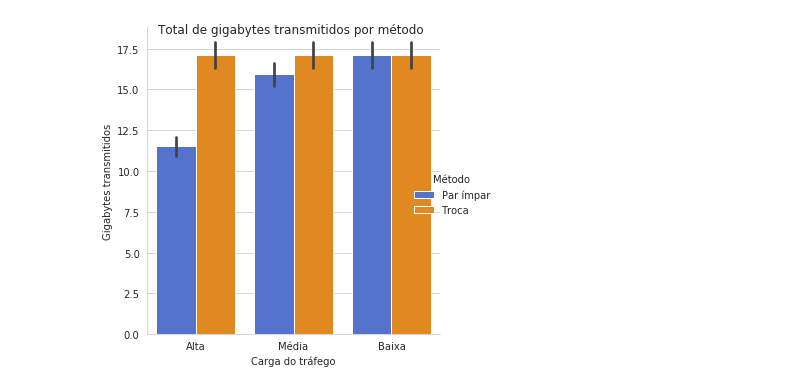
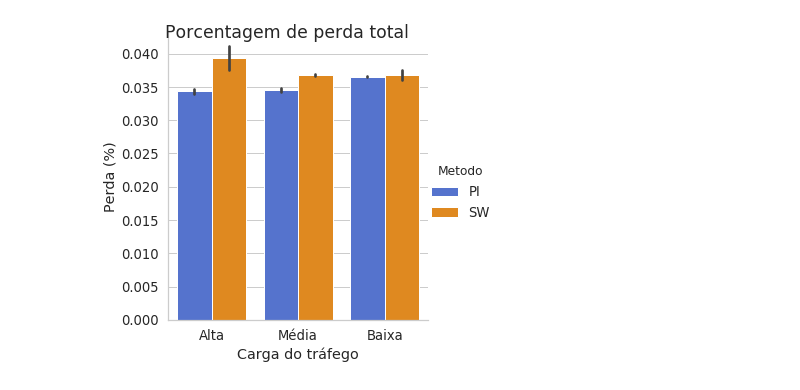
Before and after one commit to pedrobellotti/iperftestes, a Jupyter notebook: Scripts/teste.ipynb, the cells around one changed output. Drawn from its saved outputs; the diff is of its cells as text; code cells hidden in the pictures.

```diff
--- a/Scripts/teste.ipynb
+++ b/Scripts/teste.ipynb
@@ -19,20 +22,42 @@ intervalosEstaveis = [("010", 100, 250), ("020", 150, 300), ("030", 200, 350)]
 # %%
+#Adicionando colunas com a medicao
+mHW = 0
+mSW = 0
+def teste (nomeSwitch):
+    global mHW
+    global mSW
+    if (nomeSwitch == "HW"):
+        mHW += 1
+        return mHW
+    if (nomeSwitch == "SW"):
+        mSW += 1
+        return mSW
+
 #Lendo os arquivos info (report do controlador)
 dfPI_info = pd.DataFrame()
 dfSW_info = pd.DataFrame()
 i = 1
 for seed in seeds:
+    mHW = 0
+    mSW = 0
     for tempo in tempos:
+        mHW = 0
+        mSW = 0
         dfPI_infoTemp = pd.read_csv("../Saidas/teste"+(str(i))+"_pi"+(tempo)+"/info_parimpar.txt", sep=" ")
         dfPI_infoTemp['TempoChegada'] = tempo
         dfPI_infoTemp['Seed'] = seed
         dfPI_infoTemp['Metodo'] = 'Estático'
+        dfPI_infoTemp['Medicao'] = dfPI_infoTemp['Switch'].apply(teste)
         dfPI_info = pd.concat([dfPI_info, dfPI_infoTemp], ignore_index=True)
+        mHW = 0
+        mSW = 0
         dfSW_infoTemp = pd.read_csv("../Saidas/teste"+(str(i))+"_sw"+(tempo)+"/info_sw.txt", sep=" ")
         dfSW_infoTemp['TempoChegada'] = tempo
         dfSW_infoTemp['Seed'] = seed
         dfSW_infoTemp['Metodo'] = 'Dinâmico'
+        dfSW_infoTemp['Medicao'] = dfSW_infoTemp['Switch'].apply(teste)
         dfSW_infoTemp.rename(columns={'VezesBloqueado':'RegrasBloqueadas'}, inplace=True)
         dfSW_info = pd.concat([dfSW_info, dfSW_infoTemp], ignore_index=True)
     i += 1
 dfTotal_info = pd.concat([dfPI_info, dfSW_info], ignore_index=True)
+#dfTotal_info.to_csv(r'pandas.txt', index=None, sep=' ', mode='a')
@@ -77,18 +178,14 @@ dfServer = pd.concat([dfServerPI, dfServerSW], ignore_index=True)
 # %%
-#Trafego total em cada metodo
-gpb = dfServer.groupby(["Metodo","TempoChegada", "Seed"]).sum()
-gpb["GBEnv"] = gpb["BytesEnv"]/1e9
+#Perda de pacotes total
+gpb = dfServer.groupby(["Metodo", "TempoChegada", "Seed"]).sum()
+gpb["PPerda"] = (gpb["PctPerdido"]/gpb["PctEnv"])*100
+gpb
 gpb.reset_index(inplace=True)
 sns.set_style("whitegrid")
-sns_plt = sns.catplot(legend=True, x="TempoChegada", y="GBEnv", kind="bar", ci=95, data=gpb, hue="Metodo", palette=sns.color_palette(['royalblue', 'darkorange']))
-sns_plt.fig.suptitle('Total de gigabytes transmitidos por método')
-sns_plt.set_axis_labels("Carga do tráfego", "Gigabytes transmitidos").set_xticklabels(["Alta", "Média", "Baixa"])
-sns_plt._legend.set_title('Método')
-labels = ['Par ímpar', 'Troca']
-for t, l in zip(sns_plt._legend.texts, labels): t.set_text(l)
-#sns_plt.fig.subplots_adjust(top=0.8,right=0.8)
-#sns_plt.ax.legend(loc='center right', bbox_to_anchor=(1.25, 0.5), ncol=1)
+sns_plt = sns.catplot(x="TempoChegada", y="PPerda", kind="bar", ci=95, data=gpb, hue="Metodo", palette=sns.color_palette(['royalblue', 'darkorange']))
+sns_plt.fig.suptitle('Porcentagem de perda total')
+sns_plt.set_axis_labels("Carga do tráfego", "Perda (%)").set_xticklabels(["Alta", "Média", "Baixa"])
 if (salvarGraficos):
-    sns_plt.savefig("totalgbtransmitidos.pdf")
+    sns_plt.savefig("totalperda.pdf")
 # %% [output]
-[figure, old version]
+[figure, new version]
```
Also changed, not shown: parts of 19 cells of this notebook, 11 other files.
